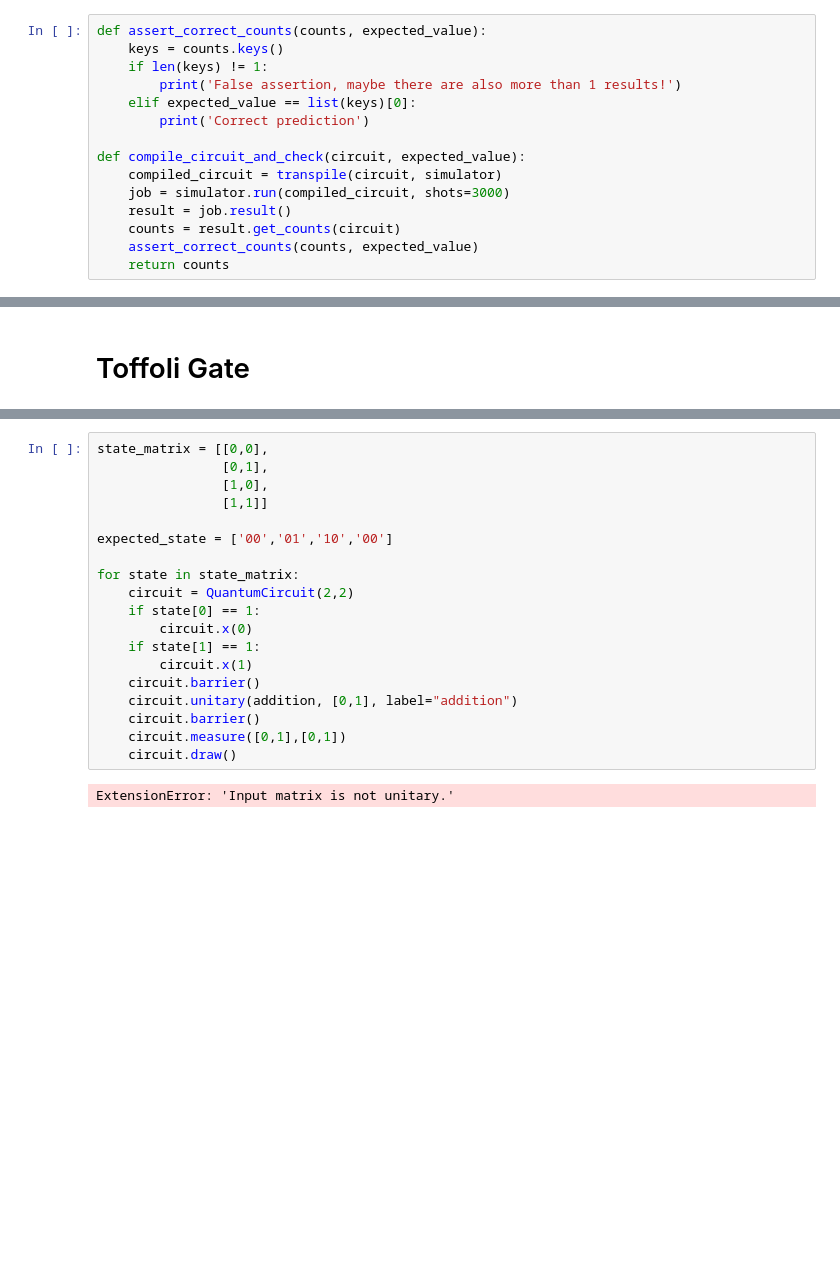
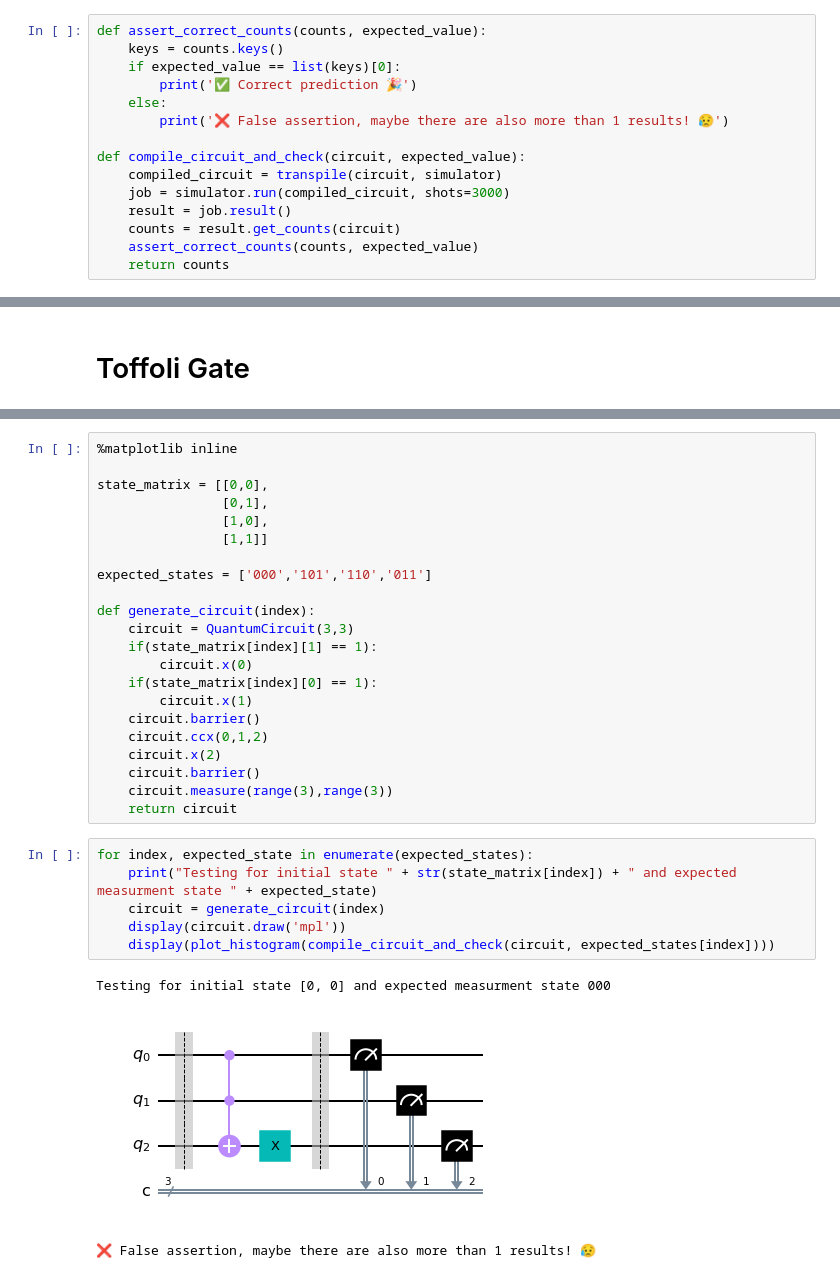
Before and after one commit to RicardoMonteiroSimoes/ZHAW_PAHS212, a Jupyter notebook: jupyter/vector_test.ipynb, the cells around one changed output, grey strips where cells are left out. Saved outputs shown, nothing was run; the diff lists cells and outputs as text; blank space fills up the shorter version.

Commit message:
continued working on addition circuits

```diff
--- a/jupyter/vector_test.ipynb
+++ b/jupyter/vector_test.ipynb
@@ -17,10 +18,10 @@ simulator = QasmSimulator()
 # %%
 def assert_correct_counts(counts, expected_value):
     keys = counts.keys()
-    if len(keys) != 1:
-        print('False assertion, maybe there are also more than 1 results!')
-    elif expected_value == list(keys)[0]:
-        print('Correct prediction')
+    if expected_value == list(keys)[0]:
+        print('✅ Correct prediction 🎉')
+    else:
+        print('❌ False assertion, maybe there are also more than 1 results! 😥')
 
 def compile_circuit_and_check(circuit, expected_value):
     compiled_circuit = transpile(circuit, simulator)
@@ -150,21 +184,32 @@ Let's now create a 2 qubit circuit and test the different states and their outpu
 # %%
+%matplotlib inline
+
 state_matrix = [[0,0],
                 [0,1],
                 [1,0],
                 [1,1]]
 
-expected_state = ['00','01','10','00']
+expected_states = ['000','101','110','011']
 
-for state in state_matrix:
-    circuit = QuantumCircuit(2,2)
-    if state[0] == 1:
+def generate_circuit(index):
+    circuit = QuantumCircuit(3,3)
+    if(state_matrix[index][1] == 1):
         circuit.x(0)
-    if state[1] == 1:
+    if(state_matrix[index][0] == 1):
         circuit.x(1)
     circuit.barrier()
-    circuit.unitary(addition, [0,1], label="addition")
+    circuit.ccx(0,1,2)
+    circuit.x(2)
     circuit.barrier()
-    circuit.measure([0,1],[0,1])
-    circuit.draw()
+    circuit.measure(range(3),range(3))
+    return circuit
-# %% [output]
-ExtensionError: 'Input matrix is not unitary.'
+# %%
+for index, expected_state in enumerate(expected_states):
+    print("Testing for initial state " + str(state_matrix[index]) + " and expected measurment state " + expected_state)
+    circuit = generate_circuit(index)
+    display(circuit.draw('mpl'))
+    display(plot_histogram(compile_circuit_and_check(circuit, expected_states[index])))
+# %% [output]
+Testing for initial state [0, 0] and expected measurment state 000
+[figure, added]
+❌ False assertion, maybe there are also more than 1 results! 😥
```
Also changed, not shown: parts of 8 cells of this notebook.
